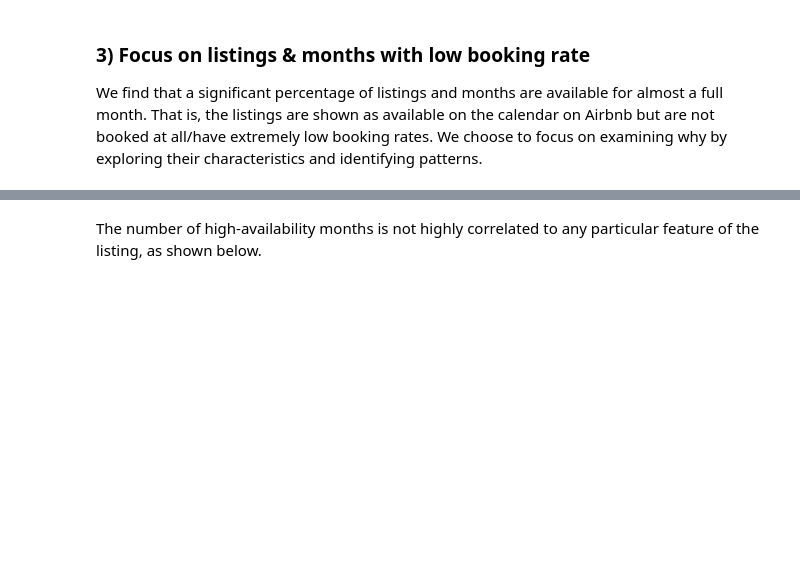
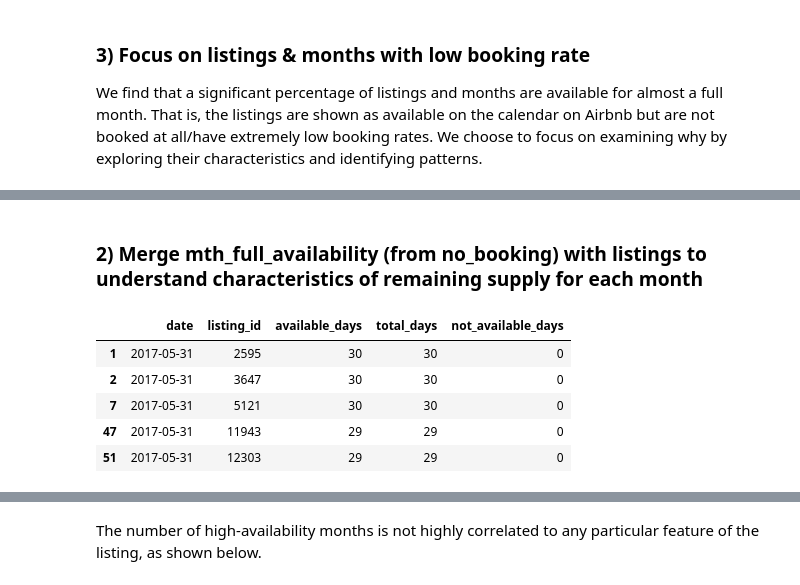
Before and after one commit to terenceneo/Airbnb-NYC-data-study, a Jupyter notebook: Low booking rate listings.ipynb, the cells around one changed output, grey strips where cells are left out. Cells and saved outputs as stored; diff of their text form; code cells hidden in the pictures; blank space fills up the shorter version.

```diff
--- a/Low booking rate listings.ipynb
+++ b/Low booking rate listings.ipynb
@@ -156,0 +243,11 @@ no_booking_list.head()
+# %% [markdown]
+### 2) Merge mth_full_availability (from no_booking) with listings to understand characteristics of remaining supply for each month
+# %%
+no_booking.head()
+# %% [output]
+|  | date | listing_id | available_days | total_days | not_available_days |
+| 1 | 2017-05-31 | 2595 | 30 | 30 | 0 |
+| 2 | 2017-05-31 | 3647 | 30 | 30 | 0 |
+| 7 | 2017-05-31 | 5121 | 30 | 30 | 0 |
+| 47 | 2017-05-31 | 11943 | 29 | 29 | 0 |
+| 51 | 2017-05-31 | 12303 | 29 | 29 | 0 |
```
Also changed, not shown: parts of 25 cells of this notebook, 1 other file.
